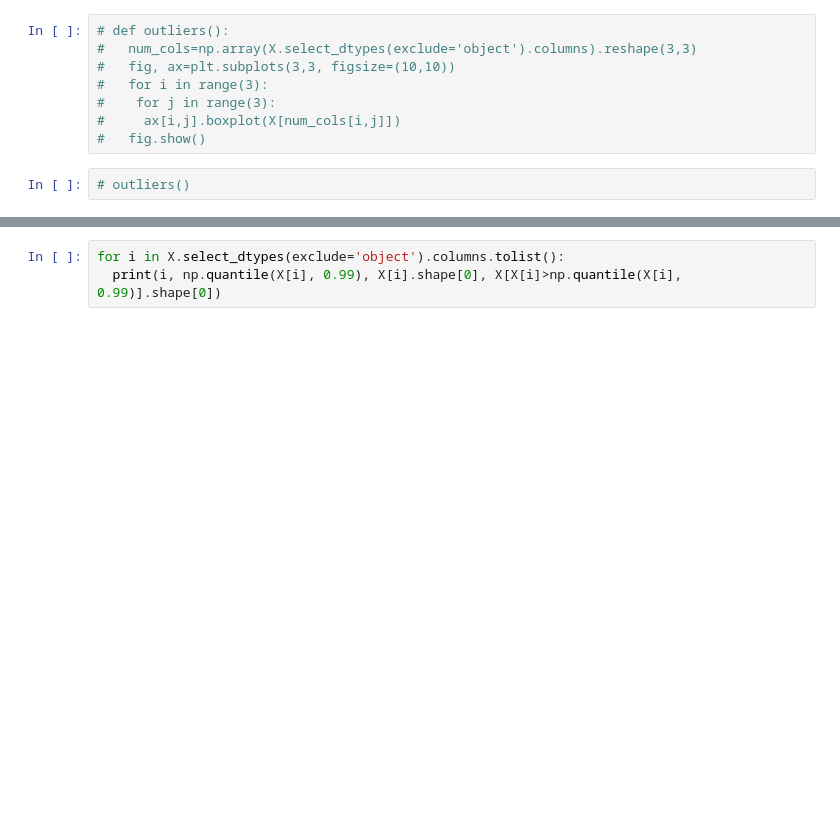
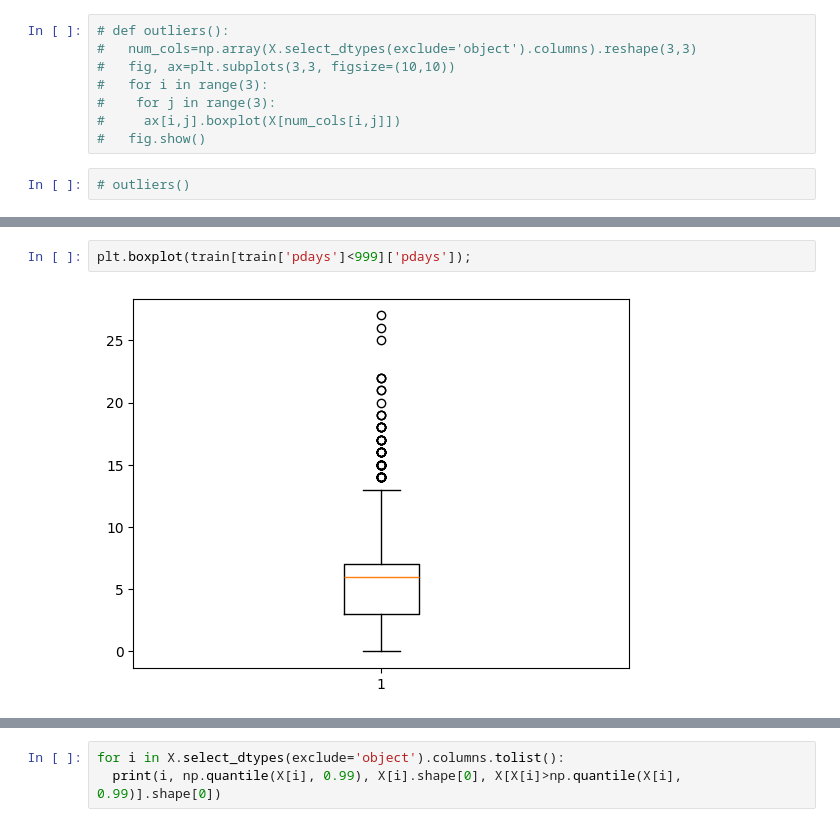
Before and after one commit to Daria-Lytvynenko/ML_course, a Jupyter notebook: Mid_term_Project.ipynb, the cells around one changed output, grey strips where cells are left out. Cells and saved outputs as stored; diff of their text form; blank space fills up the shorter version.

```diff
--- a/Mid_term_Project.ipynb
+++ b/Mid_term_Project.ipynb
@@ -304,0 +322,4 @@ age 99 персентиль >71 - 369 шт.
+# %%
+plt.boxplot(train[train['pdays']<999]['pdays']);
+# %% [output]
+[figure, added]
```
Also changed, not shown: parts of 5 cells of this notebook.
